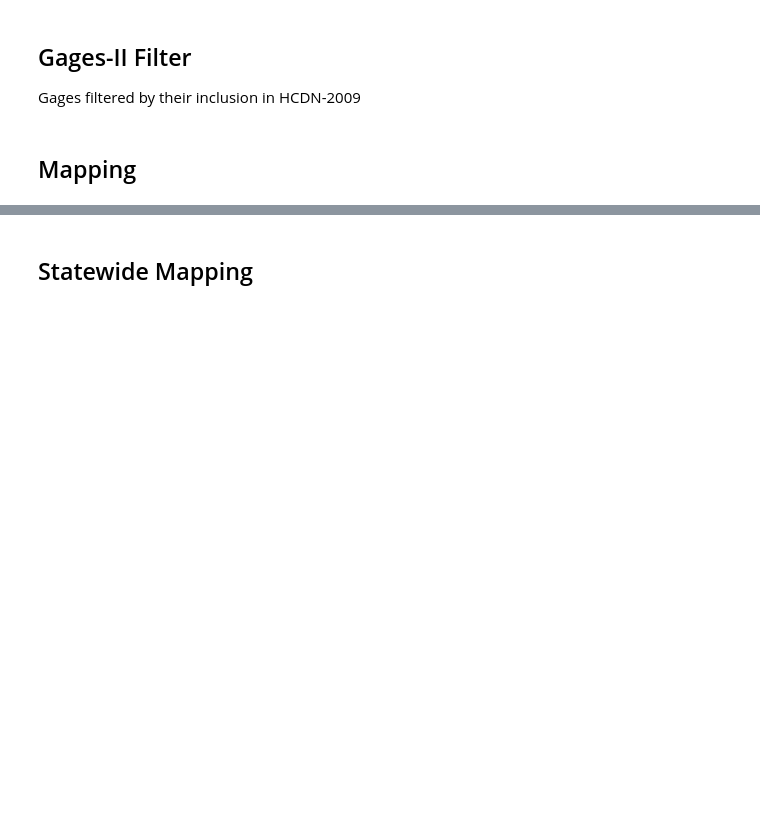
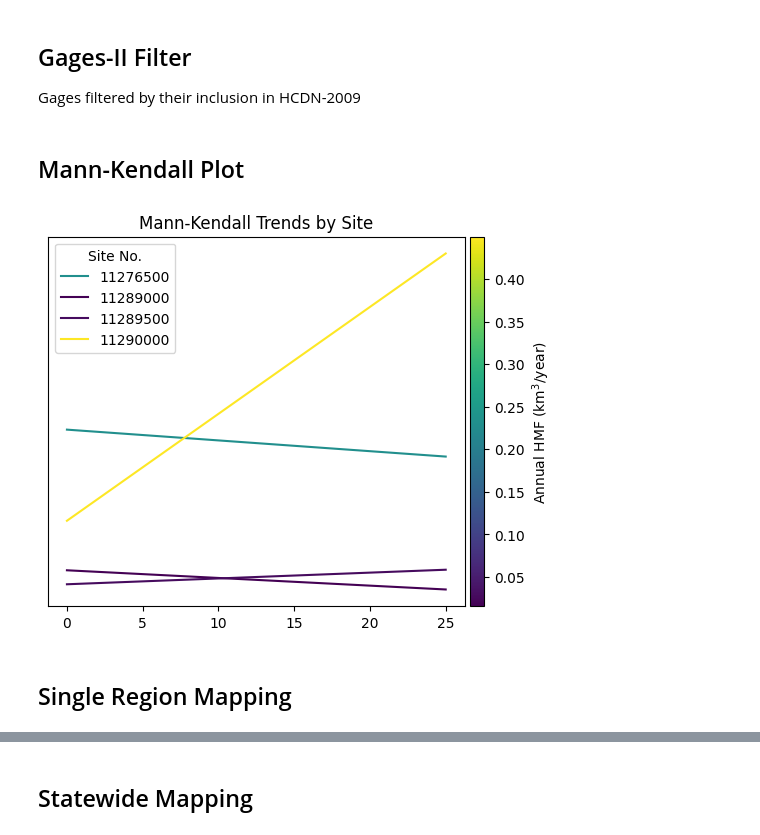
Before and after one commit to AlekWithK/DahlkeLab_LAWR, a Jupyter notebook: site_data.ipynb, the cells around one changed output, grey strips where cells are left out. Saved outputs shown, nothing was run; the diff lists cells and outputs as text; code cells hidden in the pictures; blank space fills up the shorter version.

Commit message:
Added gages filtering, MK test, started aquifer mapping

```diff
--- a/site_data.ipynb
+++ b/site_data.ipynb
@@ -351,3 +379,45 @@ df_multi_site['HCDN-2009'] = df_multi_site['site_no'].isin(df_g2['STAID'])
+# %% [markdown]
+## Mann-Kendall Plot<br>
+# %%
+# REQUIRES: 'df_multi_site' from 'Gages-II Filter' OR a spreadsheet for testing
+path = 'spreadsheets/ca_huc4_results.csv'
+df = pd.read_csv(path)
+
+def create_mk_plot(df: pd.DataFrame):
+    """Create a plot showing Mann-Kendall trends by site"""
+    # Filter only sites that show a trend
+    df.reset_index(drop=True, inplace=True)
+    df = df[df['mk_h'] == True]
+
+    fig, ax = plt.subplots()
+
+    vmin = df['hmf_per_year'].min()
+    vmax = df['hmf_per_year'].max()
+    norm = mcolors.Normalize(vmin, vmax)
+    cmap = 'viridis'
+    mappable = plt.cm.ScalarMappable(cmap=cmap, norm=norm)
+    mappable.set_array(df['hmf_per_year'])
+
+    for _, row in df.iterrows():
+        slope = row['mk_slope']
+        intercept = row['mk_int']
+        val = row['hmf_per_year']
+
+        x = np.linspace(0, 25)
+        y = slope * x + intercept
+        ax.plot(x, y, label=row['site_no'], color=mappable.to_rgba(val))
+
+    ax.set_title('Mann-Kendall Trends by Site')
+    ax.legend(title='Site No.')
+    ax.axes.get_yaxis().set_ticks([])
+    plt.colorbar(mappable, label='Annual HMF ($\mathregular{km^3}$/year)', ax=ax, pad=0.01, aspect=25, orientation='vertical', alpha=1.0)
+    #ax.axhline(0, color='black', linewidth=1)
+    #ax.axvline(0, color='black', linewidth=1)
+    plt.show()
+
+create_mk_plot(df)
+# %% [output]
+[figure, added]
 # %% [markdown]
-## Mapping<br>
+## Single Region Mapping<br>
 # %%
```
Also changed, not shown: parts of 13 cells of this notebook.
